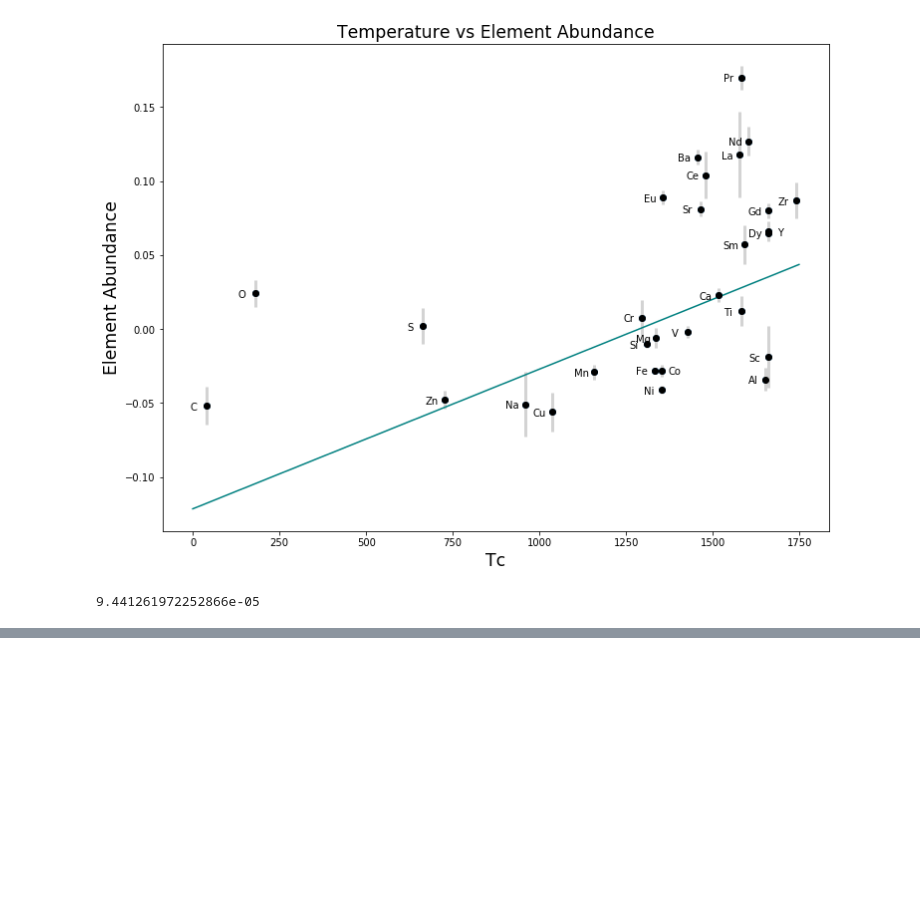
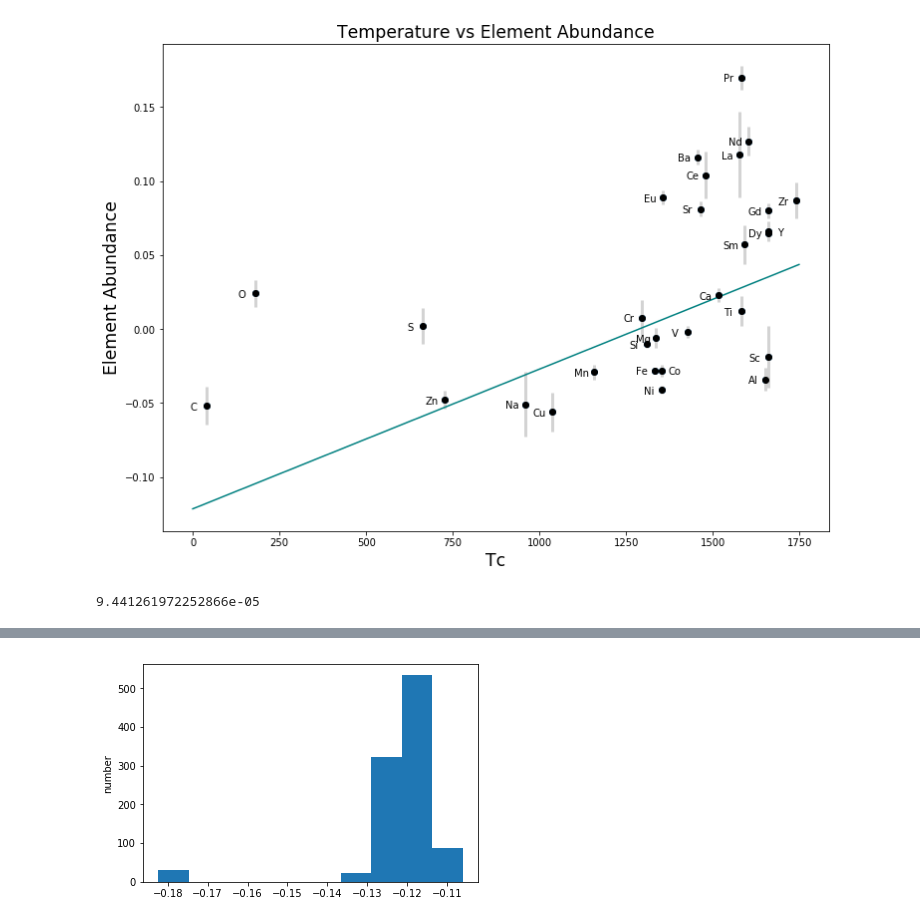
Before and after one commit to ilanadoran23/cca2019, a Jupyter notebook: Solar Twins Plots.ipynb, the cells around one changed output, grey strips where cells are left out. Saved outputs shown, nothing was run; the diff lists cells and outputs as text; code cells hidden in the pictures; blank space fills up the shorter version.

```diff
--- a/Solar Twins Plots.ipynb
+++ b/Solar Twins Plots.ipynb
@@ -402,0 +303,5 @@ find_m_b(r,rt,re)
+# %%
+jk= jackknifemb(temp, abundance, error)
+for i, txt in enumerate (jk[1]):
+    if jk[1][i] < -0.15:
+        print(jk[1][i], i)
@@ -402,0 +326,9 @@ find_m_b(r,rt,re)
+# %%
+import matplotlib.pyplot as plt
+import numpy as np
+%matplotlib inline
+x = jk[1]
+plt.hist(x)
+plt.ylabel('number');
+# %% [output]
+[figure, added]
```
Also changed, not shown: parts of 12 cells of this notebook.
